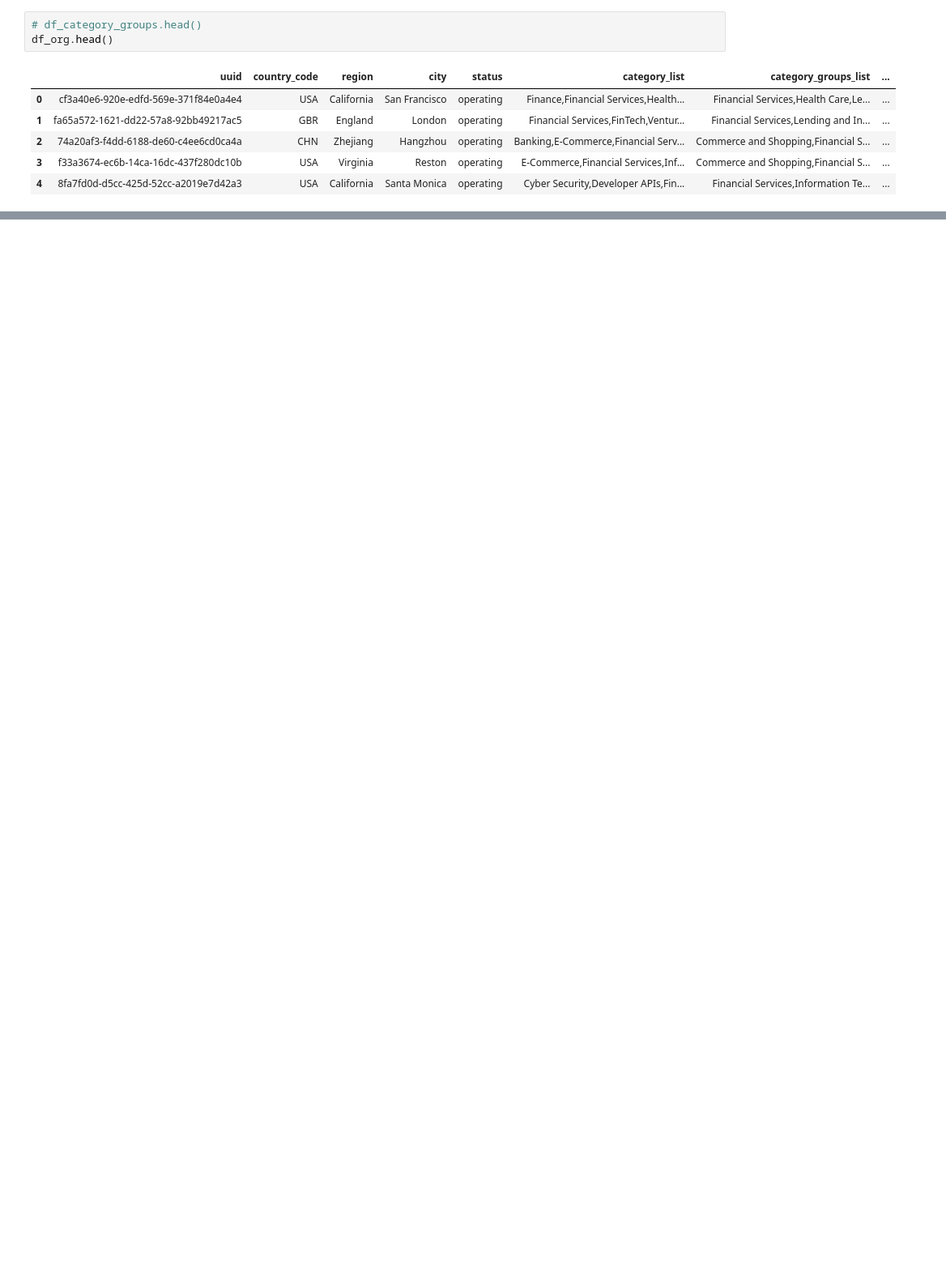
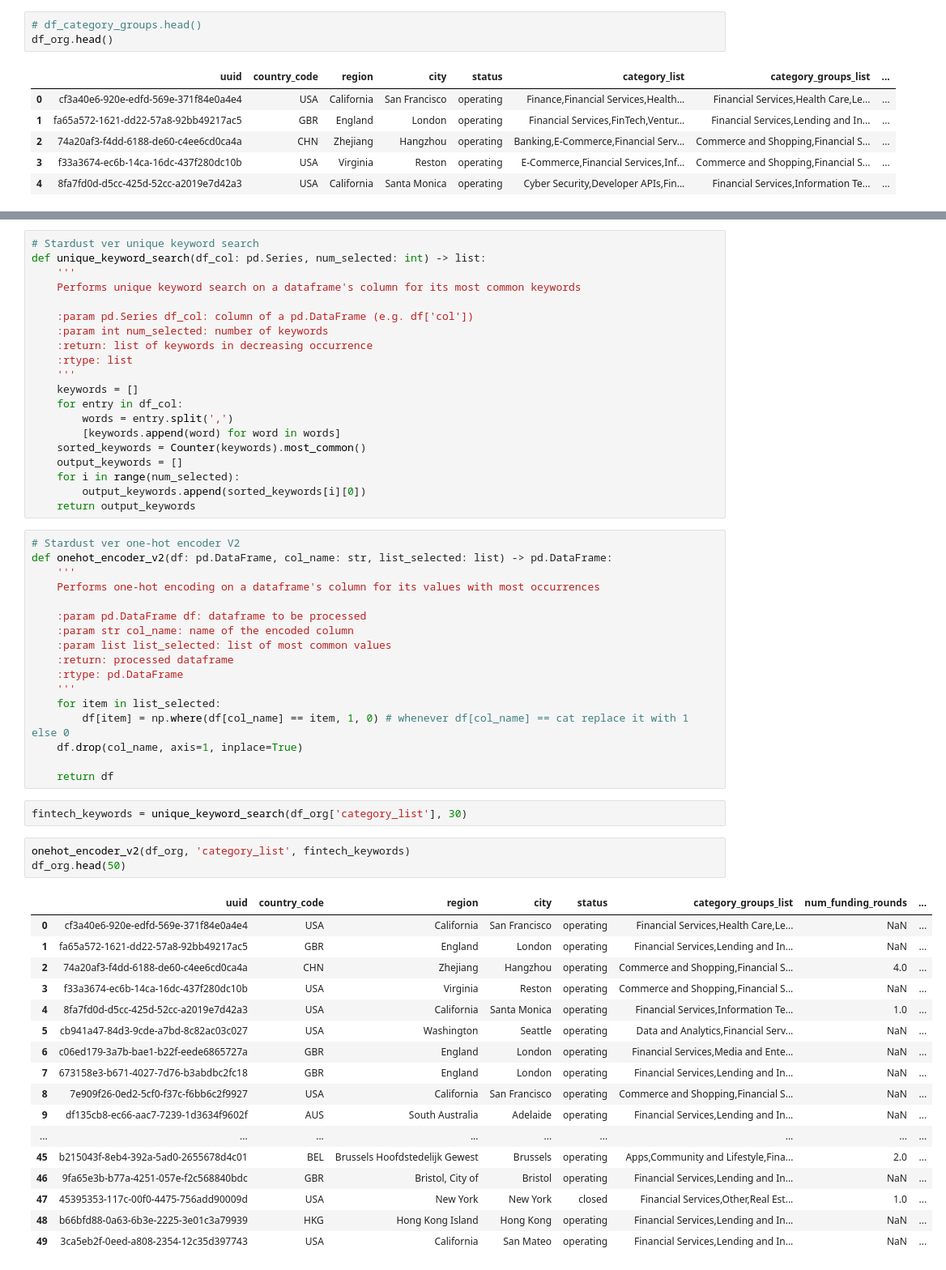
Before and after one commit to StardustLID/TEMG4952A-TEAM-5, a Jupyter notebook: data_visualization/input_prep.ipynb, the cells around one changed output, grey strips where cells are left out. Shown at 81% size. Drawn from its saved outputs; the diff is of its cells as text; blank space fills up the shorter version.

Commit message:
unique keyword search

```diff
--- a/data_visualization/input_prep.ipynb
+++ b/data_visualization/input_prep.ipynb
@@ -55 +34,61 @@ print(keyword_set)
+# %%
+# Stardust ver unique keyword search
+def unique_keyword_search(df_col: pd.Series, num_selected: int) -> list:
+    '''
+    Performs unique keyword search on a dataframe's column for its most common keywords
+
+    :param pd.Series df_col: column of a pd.DataFrame (e.g. df['col'])
+    :param int num_selected: number of keywords
+    :return: list of keywords in decreasing occurrence
+    :rtype: list
+    '''
+    keywords = []
+    for entry in df_col:
+        words = entry.split(',')
+        [keywords.append(word) for word in words]
+    sorted_keywords = Counter(keywords).most_common()
+    output_keywords = []
+    for i in range(num_selected):
+        output_keywords.append(sorted_keywords[i][0])
+    return output_keywords
+# %%
+# Stardust ver one-hot encoder V2
+def onehot_encoder_v2(df: pd.DataFrame, col_name: str, list_selected: list) -> pd.DataFrame:
+    '''
+    Performs one-hot encoding on a dataframe's column for its values with most occurrences
+
+    :param pd.DataFrame df: dataframe to be processed
+    :param str col_name: name of the encoded column
+    :param list list_selected: list of most common values
+    :return: processed dataframe
+    :rtype: pd.DataFrame
+    '''
+    for item in list_selected:
+        df[item] = np.where(df[col_name] == item, 1, 0) # whenever df[col_name] == cat replace it with 1 else 0
+    df.drop(col_name, axis=1, inplace=True)
+
+    return df
+# %%
+fintech_keywords = unique_keyword_search(df_org['category_list'], 30)
+# %%
+onehot_encoder_v2(df_org, 'category_list', fintech_keywords)
+df_org.head(50)
+# %% [output]
+|  | uuid | country_code | region | city | status | category_groups_list | num_funding_rounds | ... |
+| 0 | cf3a40e6-920e-edfd-569e-371f84e0a4e4 | USA | California | San Francisco | operating | Financial Services,Health Care,Le... | NaN | ... |
+| 1 | fa65a572-1621-dd22-57a8-92bb49217ac5 | GBR | England | London | operating | Financial Services,Lending and In... | NaN | ... |
+| 2 | 74a20af3-f4dd-6188-de60-c4ee6cd0ca4a | CHN | Zhejiang | Hangzhou | operating | Commerce and Shopping,Financial S... | 4.0 | ... |
+| 3 | f33a3674-ec6b-14ca-16dc-437f280dc10b | USA | Virginia | Reston | operating | Commerce and Shopping,Financial S... | NaN | ... |
+| 4 | 8fa7fd0d-d5cc-425d-52cc-a2019e7d42a3 | USA | California | Santa Monica | operating | Financial Services,Information Te... | 1.0 | ... |
+| 5 | cb941a47-84d3-9cde-a7bd-8c82ac03c027 | USA | Washington | Seattle | operating | Data and Analytics,Financial Serv... | NaN | ... |
+| 6 | c06ed179-3a7b-bae1-b22f-eede6865727a | GBR | England | London | operating | Financial Services,Media and Ente... | NaN | ... |
+| 7 | 673158e3-b671-4027-7d76-b3abdbc2fc18 | GBR | England | London | operating | Financial Services,Lending and In... | NaN | ... |
+| 8 | 7e909f26-0ed2-5cf0-f37c-f6bb6c2f9927 | USA | California | San Francisco | operating | Commerce and Shopping,Financial S... | NaN | ... |
+| 9 | df135cb8-ec66-aac7-7239-1d3634f9602f | AUS | South Australia | Adelaide | operating | Financial Services,Lending and In... | NaN | ... |
+| ... | ... | ... | ... | ... | ... | ... | ... | ... |
+| 45 | b215043f-8eb4-392a-5ad0-2655678d4c01 | BEL | Brussels Hoofdstedelijk Gewest | Brussels | operating | Apps,Community and Lifestyle,Fina... | 2.0 | ... |
+| 46 | 9fa65e3b-b77a-4251-057e-f2c568840bdc | GBR | Bristol, City of | Bristol | operating | Financial Services,Lending and In... | NaN | ... |
+| 47 | 45395353-117c-00f0-4475-756add90009d | USA | New York | New York | closed | Financial Services,Other,Real Est... | 1.0 | ... |
+| 48 | b66bfd88-0a63-6b3e-2225-3e01c3a79939 | HKG | Hong Kong Island | Hong Kong | operating | Financial Services,Lending and In... | NaN | ... |
+| 49 | 3ca5eb2f-0eed-a808-2354-12c35d397743 | USA | California | San Mateo | operating | Financial Services,Lending and In... | NaN | ... |
 # %%
```
Also changed, not shown: parts of 10 cells of this notebook, 1 other file.
